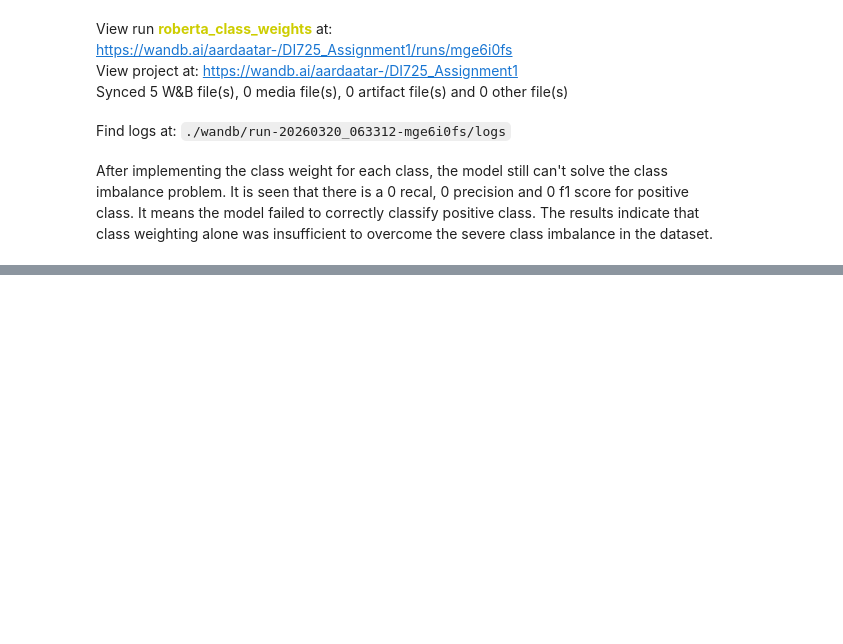
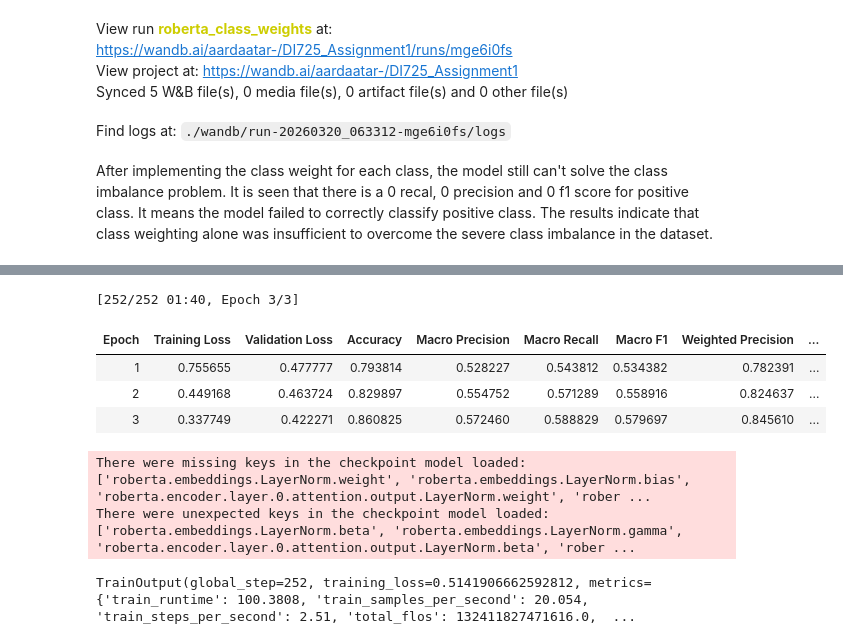
Before and after one commit to aardaa-1/DI725_Assignment1, a Jupyter notebook: notebooks/assignment1_RoBERTa.ipynb, the cells around one changed output, grey strips where cells are left out. Drawn from its saved outputs; the diff is of its cells as text; code cells hidden in the pictures; blank space fills up the shorter version.

Commit message:
Adding downsampling to the neutral class to overcome class imbalance

```diff
--- a/notebooks/assignment1_RoBERTa.ipynb
+++ b/notebooks/assignment1_RoBERTa.ipynb
@@ -1091,0 +1146,6 @@ The results indicate that class weighting alone was insufficient to overcome the
+# %%
+#creating new dataset with downsampled one
+train_down_dataset = SentimentDataset(train_down_encodings, y_train_down)
+
+print("Downsampled training dataset size:", len(train_down_dataset))
+print("Validation dataset size:", len(val_dataset))
@@ -1091,0 +1179,5 @@ The results indicate that class weighting alone was insufficient to overcome the
+# %%
+model_downsampled = AutoModelForSequenceClassification.from_pretrained(
+    "roberta-base",
+    num_labels=3
+)
@@ -1091,0 +1202,36 @@ The results indicate that class weighting alone was insufficient to overcome the
+# %%
+training_args_downsampled = TrainingArguments(
+    output_dir="./results_downsampled",
+    eval_strategy="epoch",
+    save_strategy="epoch",
+    logging_strategy="epoch",
+    num_train_epochs=3,
+    per_device_train_batch_size=8,
+    per_device_eval_batch_size=8,
+    learning_rate=2e-5,
+    weight_decay=0.01,
+    load_best_model_at_end=True,
+    metric_for_best_model="macro_f1",
+    greater_is_better=True,
+    report_to="wandb",
+    run_name="roberta_downsample_neutral"
+)
+# %%
+trainer_downsampled = Trainer(
+    model=model_downsampled,
+    args=training_args_downsampled,
+    train_dataset=train_down_dataset,
+    eval_dataset=val_dataset,
+    compute_metrics=compute_metrics
+)
+# %%
+trainer_downsampled.train()
+# %% [output]
+[252/252 01:40, Epoch 3/3]
+| Epoch | Training Loss | Validation Loss | Accuracy | Macro Precision | Macro Recall | Macro F1 | Weighted Precision | ... |
+| 1 | 0.755655 | 0.477777 | 0.793814 | 0.528227 | 0.543812 | 0.534382 | 0.782391 | ... |
+| 2 | 0.449168 | 0.463724 | 0.829897 | 0.554752 | 0.571289 | 0.558916 | 0.824637 | ... |
+| 3 | 0.337749 | 0.422271 | 0.860825 | 0.572460 | 0.588829 | 0.579697 | 0.845610 | ... |
+There were missing keys in the checkpoint model loaded: ['roberta.embeddings.LayerNorm.weight', 'roberta.embeddings.LayerNorm.bias', 'roberta.encoder.layer.0.attention.output.LayerNorm.weight', 'rober ...
+There were unexpected keys in the checkpoint model loaded: ['roberta.embeddings.LayerNorm.beta', 'roberta.embeddings.LayerNorm.gamma', 'roberta.encoder.layer.0.attention.output.LayerNorm.beta', 'rober ...
+TrainOutput(global_step=252, training_loss=0.5141906662592812, metrics={'train_runtime': 100.3808, 'train_samples_per_second': 20.054, 'train_steps_per_second': 2.51, 'total_flos': 132411827471616.0,  ...
```
Also changed, not shown: parts of 11 cells of this notebook.
